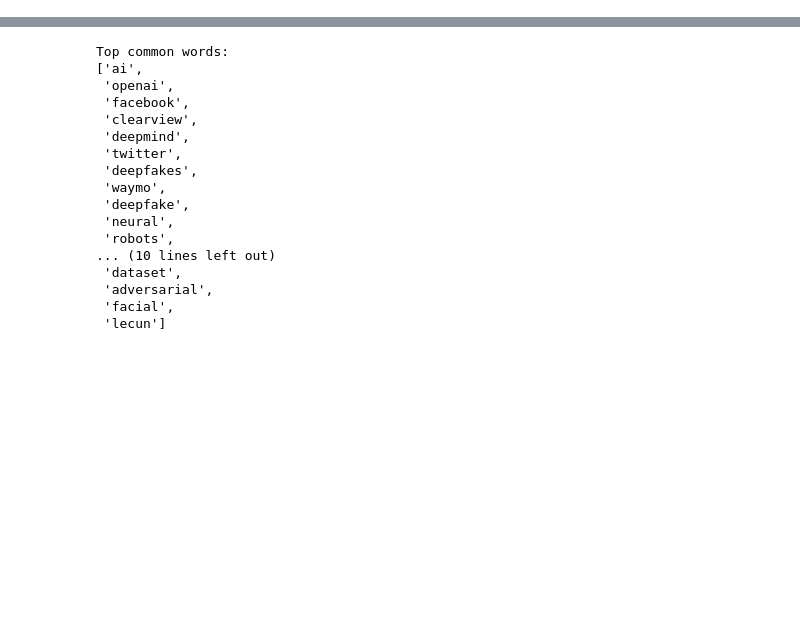
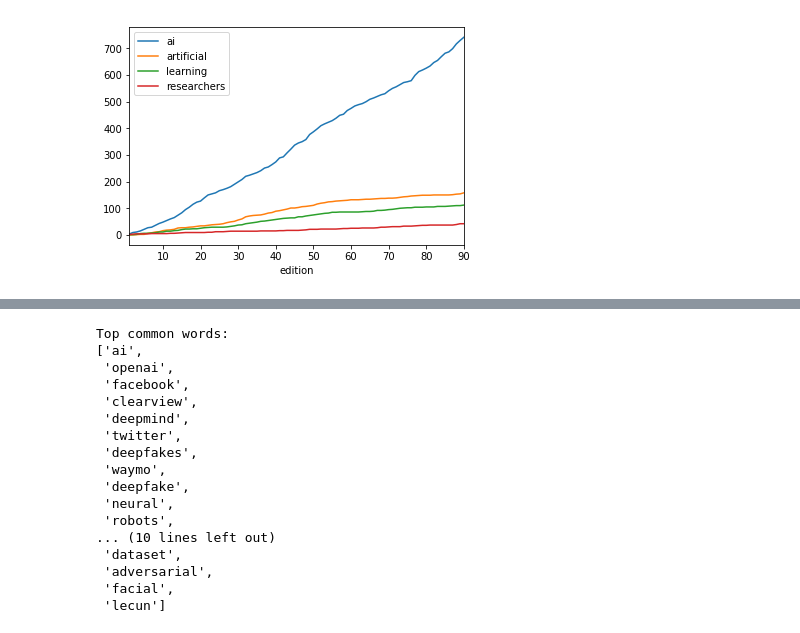
Before and after one commit to skynettoday/skynet-today, a Jupyter notebook: _posts/digests/Parse digest data.ipynb, the cells around one changed output, grey strips where cells are left out. Saved outputs shown, nothing was run; the diff lists cells and outputs as text; code cells hidden in the pictures; blank space fills up the shorter version.

Commit message:
Added plotting of trends

```diff
--- a/_posts/digests/Parse digest data.ipynb
+++ b/_posts/digests/Parse digest data.ipynb
@@ -73,7 +75,7 @@ def parse_file(file_name):
 all_articles = []
 category_counts = {}
 for file_name in os.listdir('.'):
-    if 'py' in file_name or 'this' in file_name:
+    if '.md' not in file_name or 'year' in file_name:
         continue
     name_parts = file_name.split('.')[0].split('-')
     year = int(name_parts[0])
@@ -81,6 +83,8 @@ for file_name in os.listdir('.'):
     day = int(name_parts[2])
     edition = int(name_parts[3])
     articles = parse_file(file_name)
+    for article in articles:
+        article.insert(0,edition)
     all_articles+=articles
     for article in articles:
         if article[0] not in category_counts:
@@ -98,0 +123,27 @@ categories = df['category'].unique()
+# %%
+cfd = nltk.ConditionalFreqDist(
+    (article[0], word.lower())
+    for article in all_articles
+    for word in nltk.tokenize.word_tokenize(article[2]))
+
+def plot_trends(words, synonyms={}):
+    dicts = []
+    X = list(range(1,91))
+    word_totals = {word:0 for word in words}
+    for x in X:
+        word_counts = cfd[x]
+        d = {'edition': x}
+
+        for word in words:
+            word_key = word
+            if word in synonyms:
+                word_key = synonyms[word]
+            word_totals[word_key]+=word_counts[word]
+            d[word_key] = word_totals[word_key]
+        dicts.append(d)
+    df_plot = pd.DataFrame(dicts)
+    df_plot.plot(x='edition')
+# %%
+plot_trends(['ai', 'researchers', 'learning', 'artificial'], {'learned': 'learning', 'research':'researchers'})
+# %% [output]
+[figure, added]
```
Also changed, not shown: parts of 7 cells of this notebook.
